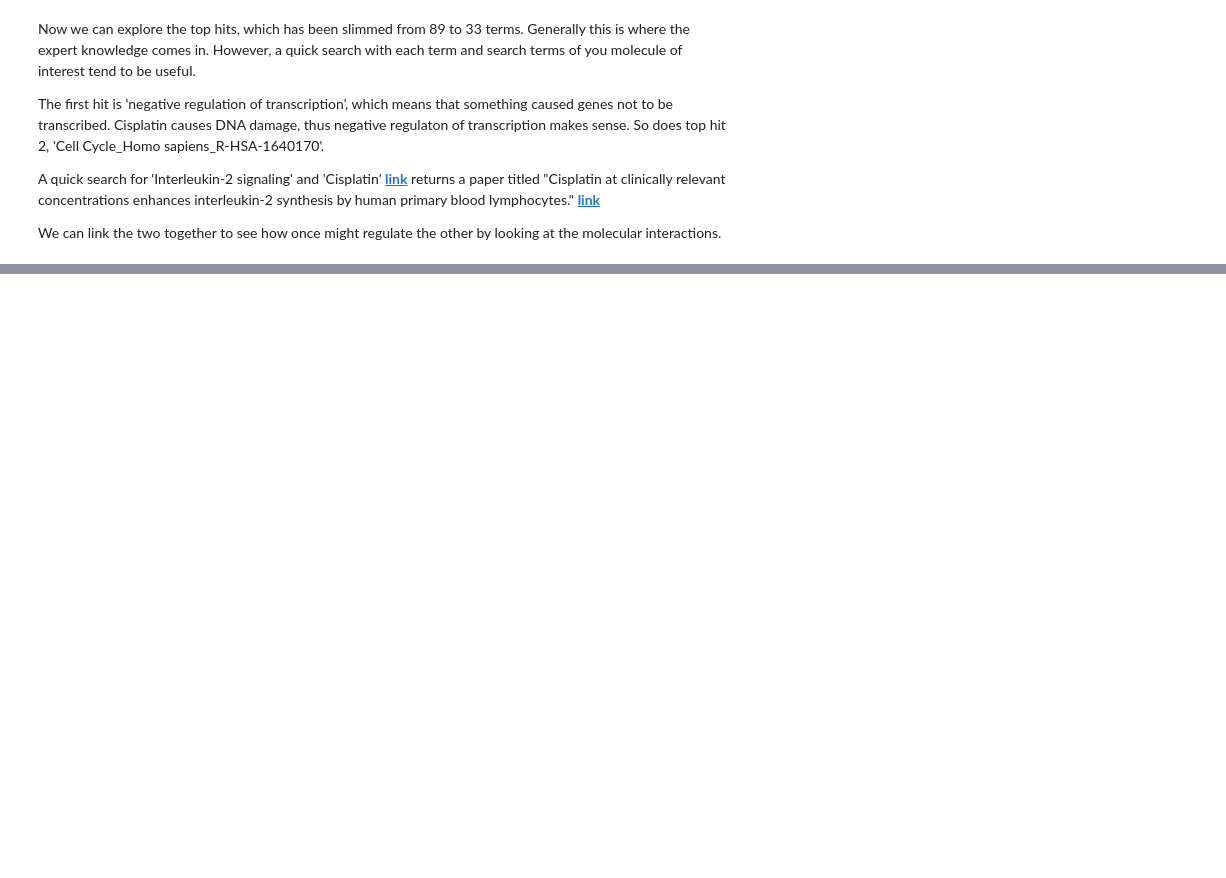
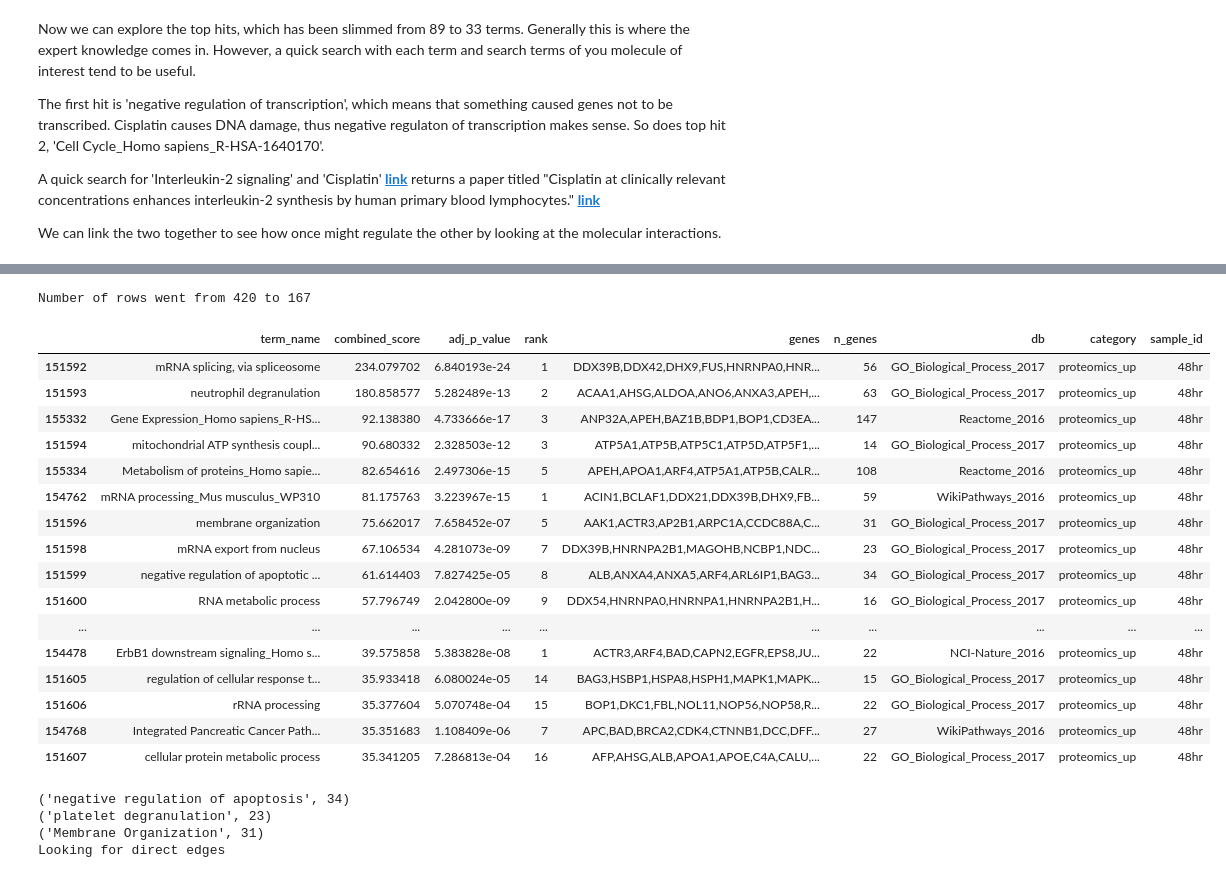
Before and after one commit to LoLab-MSM/MAGINE, a Jupyter notebook: examples/cisplatin/workflow_example.ipynb, the cells around one changed output, grey strips where cells are left out. Saved outputs shown, nothing was run; the diff lists cells and outputs as text; code cells hidden in the pictures; blank space fills up the shorter version.

```diff
--- a/examples/cisplatin/workflow_example.ipynb
+++ b/examples/cisplatin/workflow_example.ipynb
@@ -278,0 +241,36 @@ nt.create_subnetwork(all_interesting, proteomics, network, 'all_times', cytoscap
+# %%
+time_48_hour_prot = et.filter_dataframe(proteomics, p_value=0.05, combined_score=0.0, category='proteomics_up', sample_id='48hr', db=process_dbs)
+slimmed = et.find_similar_terms(time_48_hour_prot, threshold=.5)
+display(slimmed.head(25))
+# %% [output]
+Number of rows went from 420 to 167
+|  | term_name | combined_score | adj_p_value | rank | genes | n_genes | db | category | sample_id |
+| 151592 | mRNA splicing, via spliceosome | 234.079702 | 6.840193e-24 | 1 | DDX39B,DDX42,DHX9,FUS,HNRNPA0,HNR... | 56 | GO_Biological_Process_2017 | proteomics_up | 48hr |
+| 151593 | neutrophil degranulation | 180.858577 | 5.282489e-13 | 2 | ACAA1,AHSG,ALDOA,ANO6,ANXA3,APEH,... | 63 | GO_Biological_Process_2017 | proteomics_up | 48hr |
+| 155332 | Gene Expression_Homo sapiens_R-HS... | 92.138380 | 4.733666e-17 | 3 | ANP32A,APEH,BAZ1B,BDP1,BOP1,CD3EA... | 147 | Reactome_2016 | proteomics_up | 48hr |
+| 151594 | mitochondrial ATP synthesis coupl... | 90.680332 | 2.328503e-12 | 3 | ATP5A1,ATP5B,ATP5C1,ATP5D,ATP5F1,... | 14 | GO_Biological_Process_2017 | proteomics_up | 48hr |
+| 155334 | Metabolism of proteins_Homo sapie... | 82.654616 | 2.497306e-15 | 5 | APEH,APOA1,ARF4,ATP5A1,ATP5B,CALR... | 108 | Reactome_2016 | proteomics_up | 48hr |
+| 154762 | mRNA processing_Mus musculus_WP310 | 81.175763 | 3.223967e-15 | 1 | ACIN1,BCLAF1,DDX21,DDX39B,DHX9,FB... | 59 | WikiPathways_2016 | proteomics_up | 48hr |
+| 151596 | membrane organization | 75.662017 | 7.658452e-07 | 5 | AAK1,ACTR3,AP2B1,ARPC1A,CCDC88A,C... | 31 | GO_Biological_Process_2017 | proteomics_up | 48hr |
+| 151598 | mRNA export from nucleus | 67.106534 | 4.281073e-09 | 7 | DDX39B,HNRNPA2B1,MAGOHB,NCBP1,NDC... | 23 | GO_Biological_Process_2017 | proteomics_up | 48hr |
+| 151599 | negative regulation of apoptotic ... | 61.614403 | 7.827425e-05 | 8 | ALB,ANXA4,ANXA5,ARF4,ARL6IP1,BAG3... | 34 | GO_Biological_Process_2017 | proteomics_up | 48hr |
+| 151600 | RNA metabolic process | 57.796749 | 2.042800e-09 | 9 | DDX54,HNRNPA0,HNRNPA1,HNRNPA2B1,H... | 16 | GO_Biological_Process_2017 | proteomics_up | 48hr |
+| ... | ... | ... | ... | ... | ... | ... | ... | ... | ... |
+| 154478 | ErbB1 downstream signaling_Homo s... | 39.575858 | 5.383828e-08 | 1 | ACTR3,ARF4,BAD,CAPN2,EGFR,EPS8,JU... | 22 | NCI-Nature_2016 | proteomics_up | 48hr |
+| 151605 | regulation of cellular response t... | 35.933418 | 6.080024e-05 | 14 | BAG3,HSBP1,HSPA8,HSPH1,MAPK1,MAPK... | 15 | GO_Biological_Process_2017 | proteomics_up | 48hr |
+| 151606 | rRNA processing | 35.377604 | 5.070748e-04 | 15 | BOP1,DKC1,FBL,NOL11,NOP56,NOP58,R... | 22 | GO_Biological_Process_2017 | proteomics_up | 48hr |
+| 154768 | Integrated Pancreatic Cancer Path... | 35.351683 | 1.108409e-06 | 7 | APC,BAD,BRCA2,CDK4,CTNNB1,DCC,DFF... | 27 | WikiPathways_2016 | proteomics_up | 48hr |
+| 151607 | cellular protein metabolic process | 35.341205 | 7.286813e-04 | 16 | AFP,AHSG,ALB,APOA1,APOE,C4A,CALU,... | 22 | GO_Biological_Process_2017 | proteomics_up | 48hr |
+# %%
+shorten_names = {
+                 'membrane organization ': 'Membrane Organization',
+                 'negative regulation of apoptotic process ': 'negative regulation of apoptosis',
+                 'platelet degranulation ' : 'platelet degranulation',
+                }
+time_48_hour_prot['term_name'] = time_48_hour_prot['term_name'].replace(shorten_names)
+term_net_48, mol_net_48 = nt.create_subnetwork(shorten_names.values(), time_48_hour_prot, network, '48hr', cytoscape_js=False)
+# %% [output]
+('negative regulation of apoptosis', 34)
+('platelet degranulation', 23)
+('Membrane Organization', 31)
+Looking for direct edges
```
Also changed, not shown: parts of 57 cells of this notebook, 11 other files.
